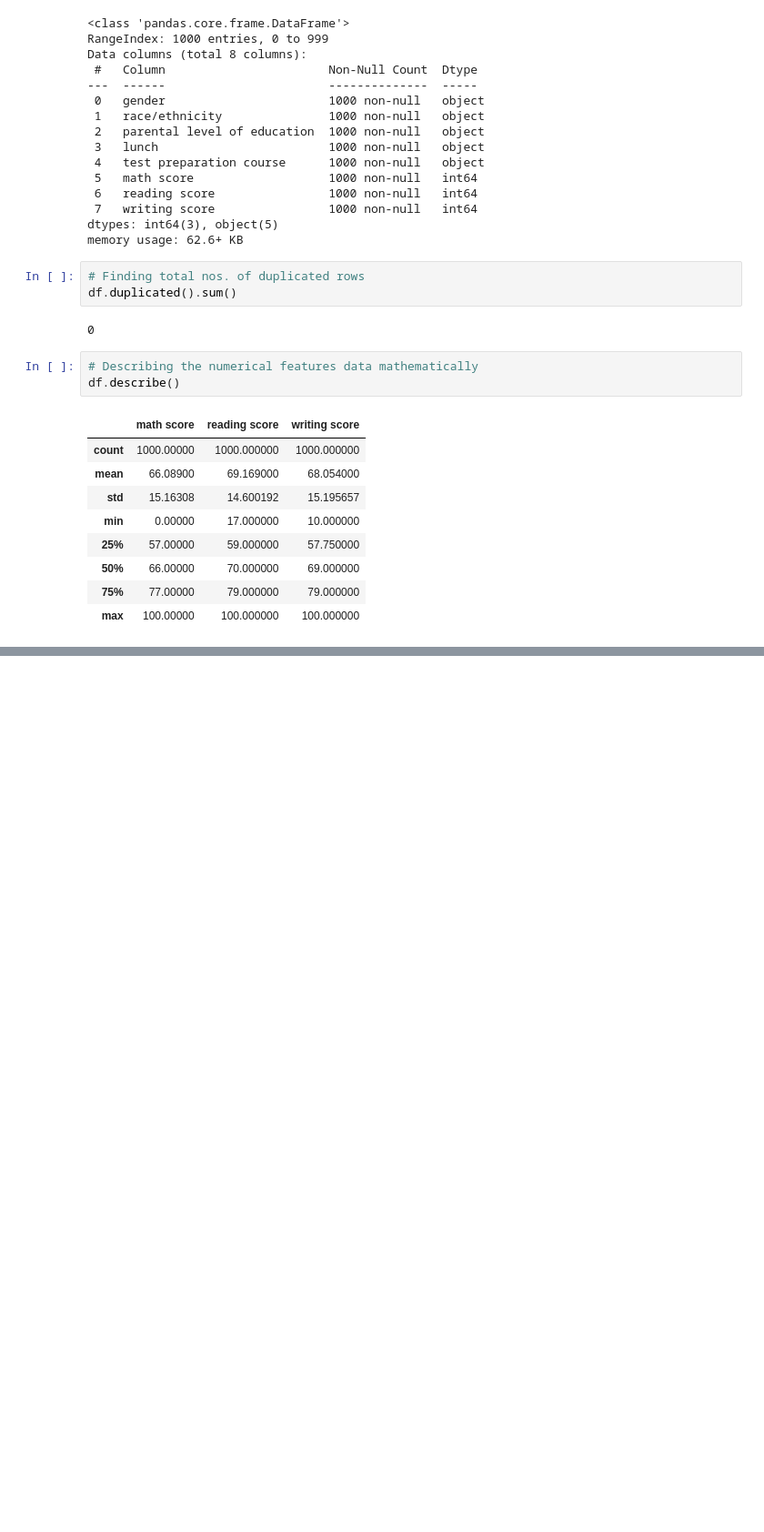
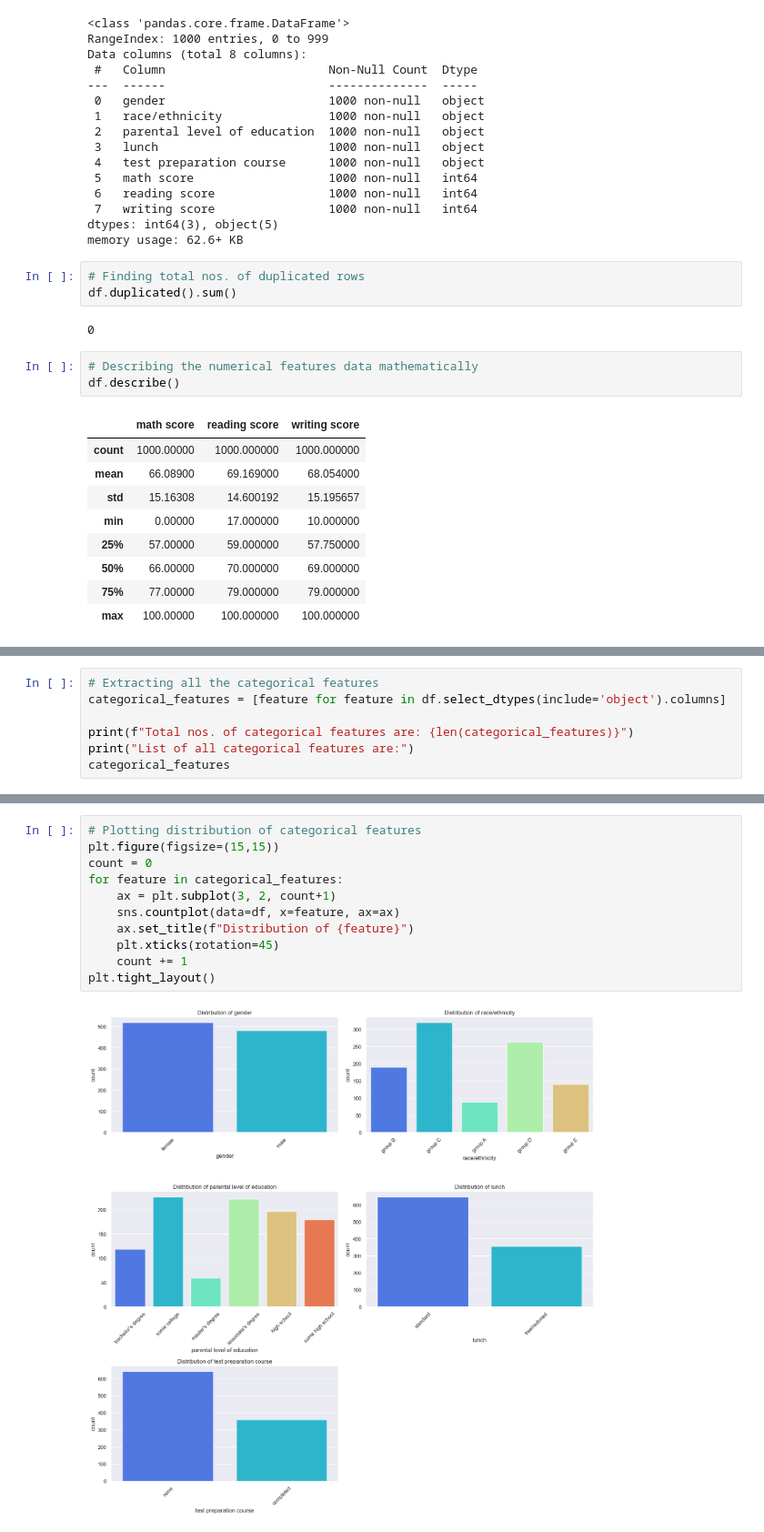
Before and after one commit to AmanKrSahu/Student-Performance-Indicator, a Jupyter notebook: notebook/Exploratory Data Analysis.ipynb, the cells around one changed output, grey strips where cells are left out. Shown at 91% size. Saved outputs shown, nothing was run; the diff lists cells and outputs as text; blank space fills up the shorter version.

```diff
--- a/notebook/Exploratory Data Analysis.ipynb
+++ b/notebook/Exploratory Data Analysis.ipynb
@@ -126,0 +179,7 @@ plt.tight_layout()
+# %%
+# Extracting all the categorical features
+categorical_features = [feature for feature in df.select_dtypes(include='object').columns]
+
+print(f"Total nos. of categorical features are: {len(categorical_features)}")
+print("List of all categorical features are:")
+categorical_features
@@ -126,0 +212,13 @@ plt.tight_layout()
+# %%
+# Plotting distribution of categorical features
+plt.figure(figsize=(15,15))
+count = 0
+for feature in categorical_features:
+    ax = plt.subplot(3, 2, count+1)
+    sns.countplot(data=df, x=feature, ax=ax)
+    ax.set_title(f"Distribution of {feature}")
+    plt.xticks(rotation=45)
+    count += 1
+plt.tight_layout()
+# %% [output]
+[figure, added]
```
Also changed, not shown: parts of 18 cells of this notebook, 4 other files.
